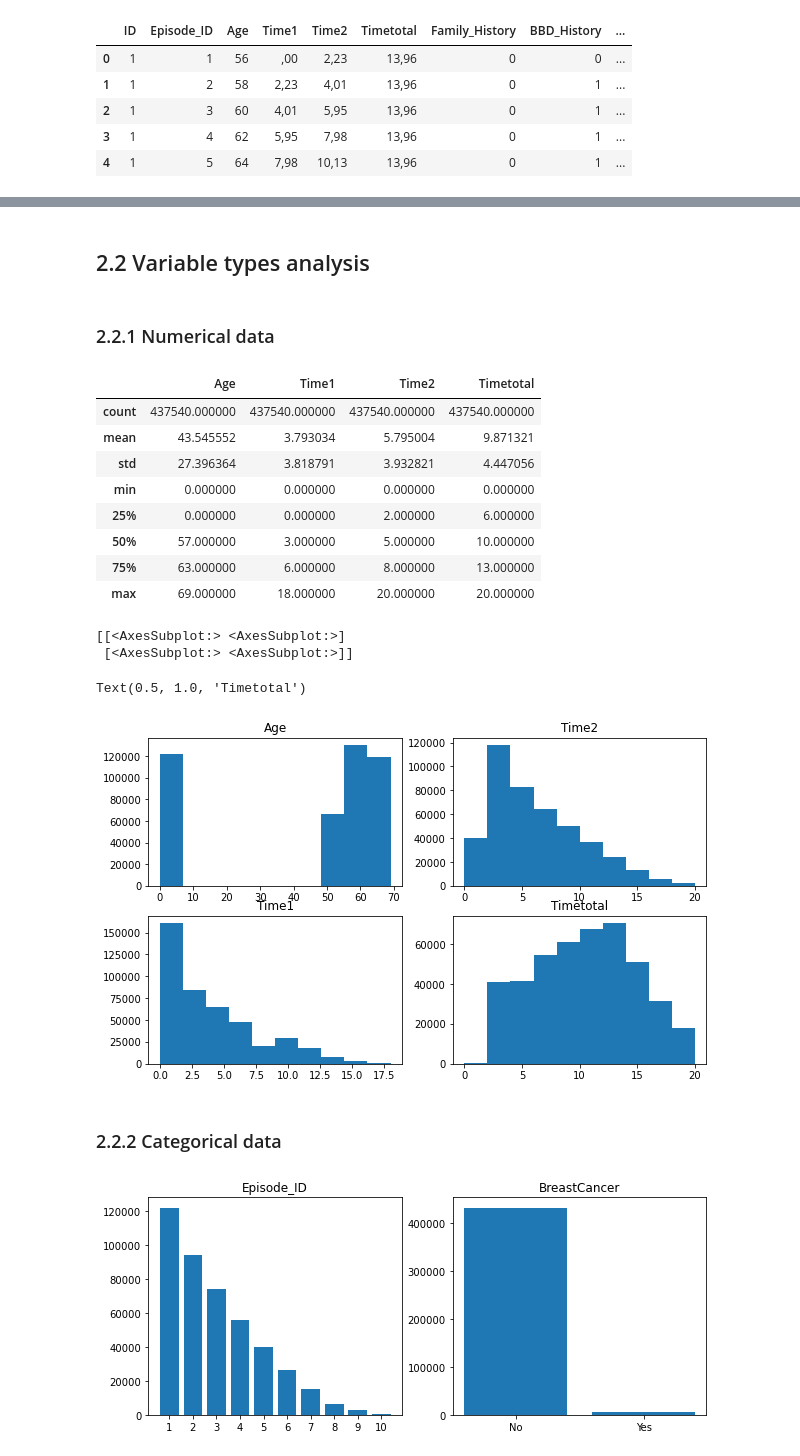
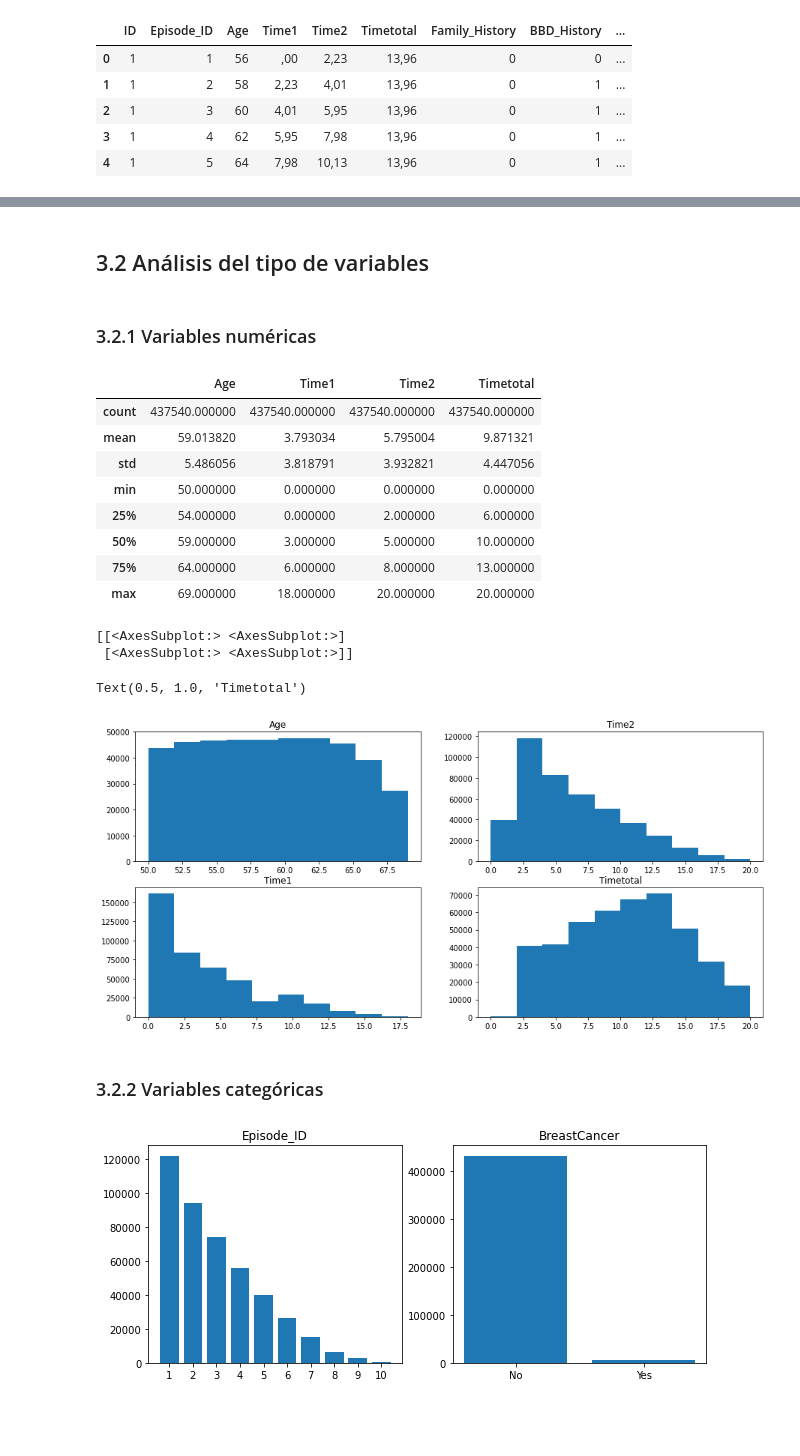
Before and after one commit to Txibani/tfm-code, a Jupyter notebook: notebooks/ORIGINAL_DATASET_ANALYSIS.ipynb, the cells around one changed output, grey strips where cells are left out. Cells and saved outputs as stored; diff of their text form; code cells hidden in the pictures; blank space fills up the shorter version.

Commit message:
Original dataset updated

```diff
--- a/notebooks/ORIGINAL_DATASET_ANALYSIS.ipynb
+++ b/notebooks/ORIGINAL_DATASET_ANALYSIS.ipynb
@@ -31,9 +27,8 @@ warnings.filterwarnings('ignore')
 # %%
-# Load the original data file with all the samples
-file_path = "./data/DataBase.dat"
-data = pd.read_csv(file_path, delim_whitespace = True)
+# Carga de los datos
+data = pd.read_csv("../data/DataBase.dat", delim_whitespace = True)
 
-# Show first five samples
+# Muestra de las primersa cinco muestras
 data.head(5)
 # %% [output]
 |  | ID | Episode_ID | Age | Time1 | Time2 | Timetotal | Family_History | BBD_History | ... |
@@ -77,7 +81,7 @@ Descripción de las variables que conforman el dataset:
 # %%
 df = data
 df = df.drop(["ID"], axis = 1)
-df[df["Time1"] == ",00"] = "0"
+df[df["Time1"] == ",00"]["Time1"] = "0"
 df["Time1"] = data["Time1"].str.replace(",",".")
 df["Time1"] = df["Time1"].astype(str).astype(float).astype(int)
 df["Time2"] = data["Time2"].str.replace(",",".")
@@ -85,7 +89,7 @@ df["Time2"] = df["Time2"].astype(str).astype(float).astype(int)
 df["Timetotal"] = data["Timetotal"].str.replace(",",".")
 df["Timetotal"] = df["Timetotal"].astype(str).astype(float).astype(int)
 df["Episode_ID"] = df["Episode_ID"].astype("category")
-df["Age"] = df["Age"].astype(int)
+df["Age"] = df["Age"].astype(float)
 df["Family_History"] = df["Family_History"].astype("category")
 df["BBD_History"] = df["BBD_History"].astype("category")
 df["Mammographic_Features"] = df["Mammographic_Features"].astype("category")
@@ -150,41 +146,41 @@ Mean episodes women that have developed breast cancer: 1.97
 # %% [markdown]
-## 2.2 Variable types analysis
+## 3.2 Análisis del tipo de variables
 # %% [markdown]
-### 2.2.1 Numerical data
+### 3.2.1 Variables numéricas
 # %%
-# Descriptive analysis
+# Análisis descriptivo
 df.drop(["Episode_ID", "Family_History", "BBD_History", "Mammographic_Features", "BreastCancer"], axis = 1).describe()
 # %% [output]
 |  | Age | Time1 | Time2 | Timetotal |
 | count | 437540.000000 | 437540.000000 | 437540.000000 | 437540.000000 |
-| mean | 43.545552 | 3.793034 | 5.795004 | 9.871321 |
-| std | 27.396364 | 3.818791 | 3.932821 | 4.447056 |
-| min | 0.000000 | 0.000000 | 0.000000 | 0.000000 |
-| 25% | 0.000000 | 0.000000 | 2.000000 | 6.000000 |
-| 50% | 57.000000 | 3.000000 | 5.000000 | 10.000000 |
-| 75% | 63.000000 | 6.000000 | 8.000000 | 13.000000 |
+| mean | 59.013820 | 3.793034 | 5.795004 | 9.871321 |
+| std | 5.486056 | 3.818791 | 3.932821 | 4.447056 |
+| min | 50.000000 | 0.000000 | 0.000000 | 0.000000 |
+| 25% | 54.000000 | 0.000000 | 2.000000 | 6.000000 |
+| 50% | 59.000000 | 3.000000 | 5.000000 | 10.000000 |
+| 75% | 64.000000 | 6.000000 | 8.000000 | 13.000000 |
 | max | 69.000000 | 18.000000 | 20.000000 | 20.000000 |
 # %%
-# Histograms
-fig, ax = plt.subplots(2, 2, figsize = (10, 6))
+# Histogramas
+fig, ax = plt.subplots(2, 2, figsize = (15, 7))
 print(ax)
-ax[0, 0].hist(df["Age"]) # ??????WEIRD
+ax[0, 0].hist(df["Age"])
 ax[1, 0].hist(df["Time1"])
 ax[0, 1].hist(df["Time2"])
 ax[1, 1].hist(df["Timetotal"])
 
 
 ax[0, 0].set_title("Age")
 ax[1, 0].set_title("Time1")
 ax[0, 1].set_title("Time2")
 ax[1, 1].set_title("Timetotal")
 # %% [output]
 [[<AxesSubplot:> <AxesSubplot:>]
  [<AxesSubplot:> <AxesSubplot:>]]
 Text(0.5, 1.0, 'Timetotal')
-[figure, old version]
+[figure, new version]
 # %% [markdown]
-### 2.2.2 Categorical data
+### 3.2.2 Variables categóricas
 # %%
 features = data[["Episode_ID", "BreastCancer"]].columns
 
```
Also changed, not shown: parts of 26 cells of this notebook, 3 other files.
